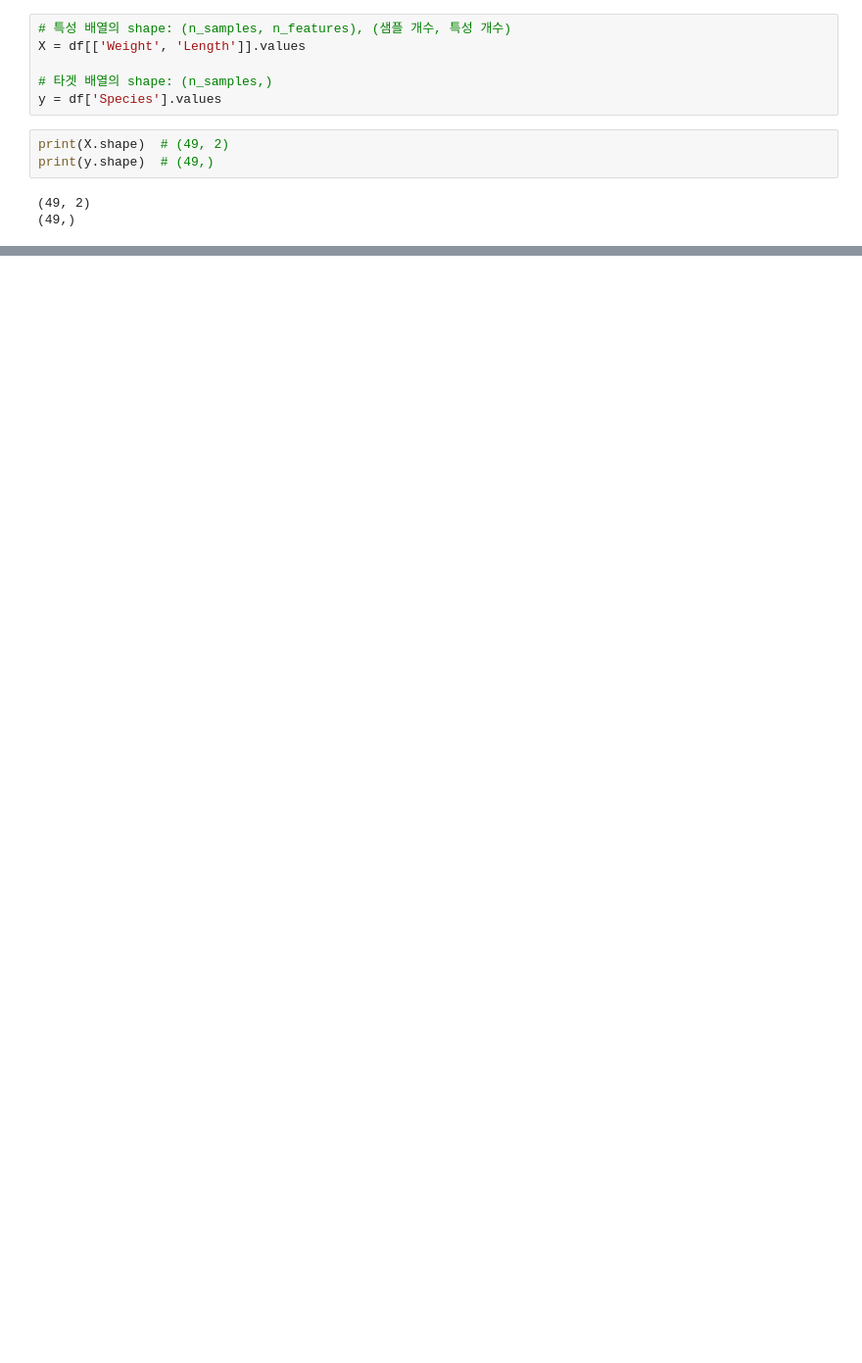
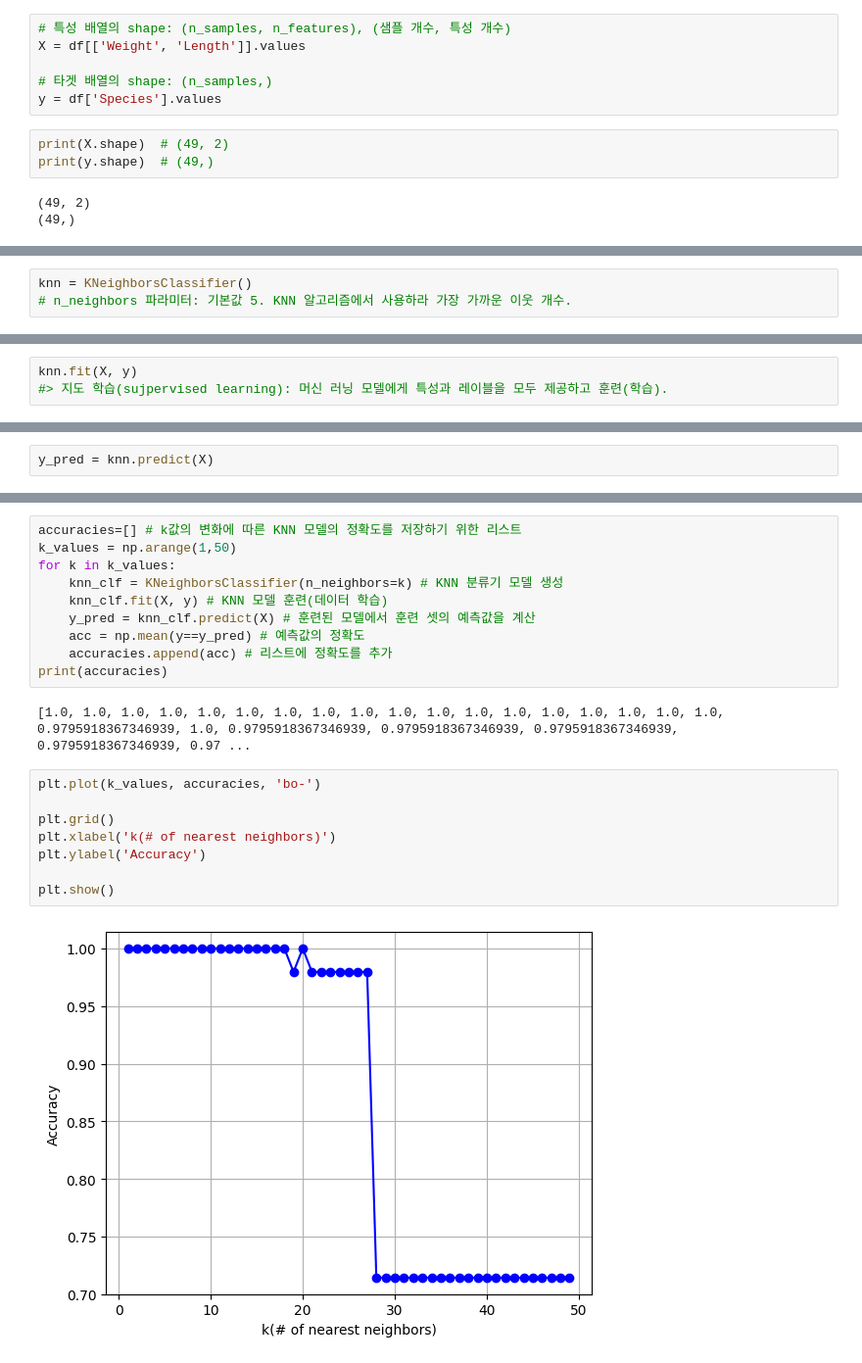
Before and after one commit to rosy137/lab-python, a Jupyter notebook: ml02_knn.ipynb, the cells around one changed output, grey strips where cells are left out. Shown at 98% size. Drawn from its saved outputs; the diff is of its cells as text; blank space fills up the shorter version.

```diff
--- a/ml02_knn.ipynb
+++ b/ml02_knn.ipynb
@@ -187,0 +231,3 @@ print(y.shape)  # (49,)
+# %%
+knn = KNeighborsClassifier()
+# n_neighbors 파라미터: 기본값 5. KNN 알고리즘에서 사용하라 가장 가까운 이웃 개수.
@@ -187,0 +237,3 @@ print(y.shape)  # (49,)
+# %%
+knn.fit(X, y)
+#> 지도 학습(sujpervised learning): 머신 러닝 모델에게 특성과 레이블을 모두 제공하고 훈련(학습).
@@ -187,0 +244,2 @@ print(y.shape)  # (49,)
+# %%
+y_pred = knn.predict(X)
@@ -187,0 +333,22 @@ print(y.shape)  # (49,)
+# %%
+accuracies=[] # k값의 변화에 따른 KNN 모델의 정확도를 저장하기 위한 리스트
+k_values = np.arange(1,50)
+for k in k_values:
+    knn_clf = KNeighborsClassifier(n_neighbors=k) # KNN 분류기 모델 생성
+    knn_clf.fit(X, y) # KNN 모델 훈련(데이터 학습)
+    y_pred = knn_clf.predict(X) # 훈련된 모델에서 훈련 셋의 예측값을 계산
+    acc = np.mean(y==y_pred) # 예측값의 정확도
+    accuracies.append(acc) # 리스트에 정확도를 추가
+print(accuracies)
+# %% [output]
+[1.0, 1.0, 1.0, 1.0, 1.0, 1.0, 1.0, 1.0, 1.0, 1.0, 1.0, 1.0, 1.0, 1.0, 1.0, 1.0, 1.0, 1.0, 0.9795918367346939, 1.0, 0.9795918367346939, 0.9795918367346939, 0.9795918367346939, 0.9795918367346939, 0.97 ...
+# %%
+plt.plot(k_values, accuracies, 'bo-')
+
+plt.grid()
+plt.xlabel('k(# of nearest neighbors)')
+plt.ylabel('Accuracy')
+
+plt.show()
+# %% [output]
+[figure, added]
```
Also changed, not shown: parts of 63 cells of this notebook.
